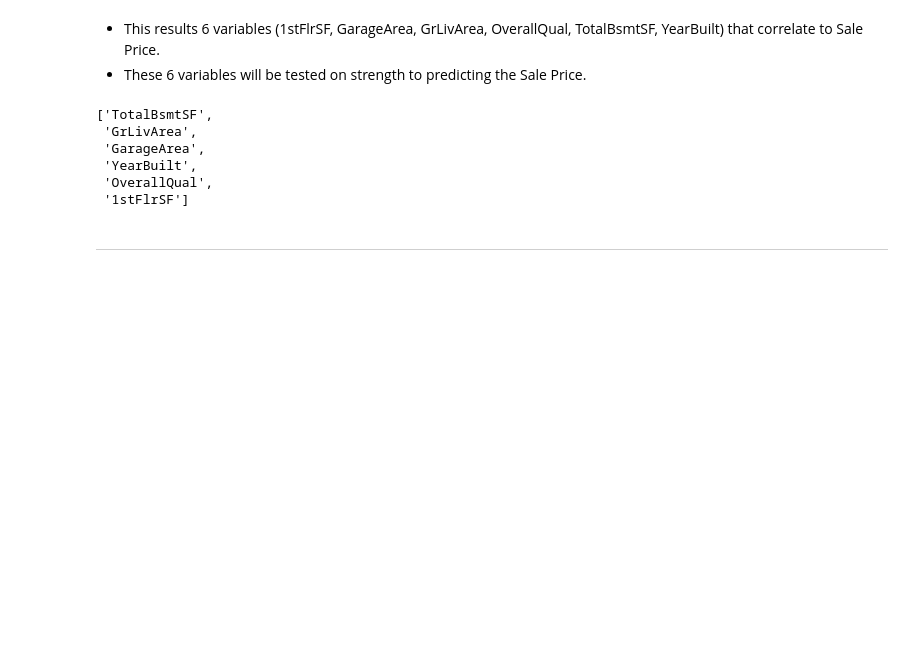
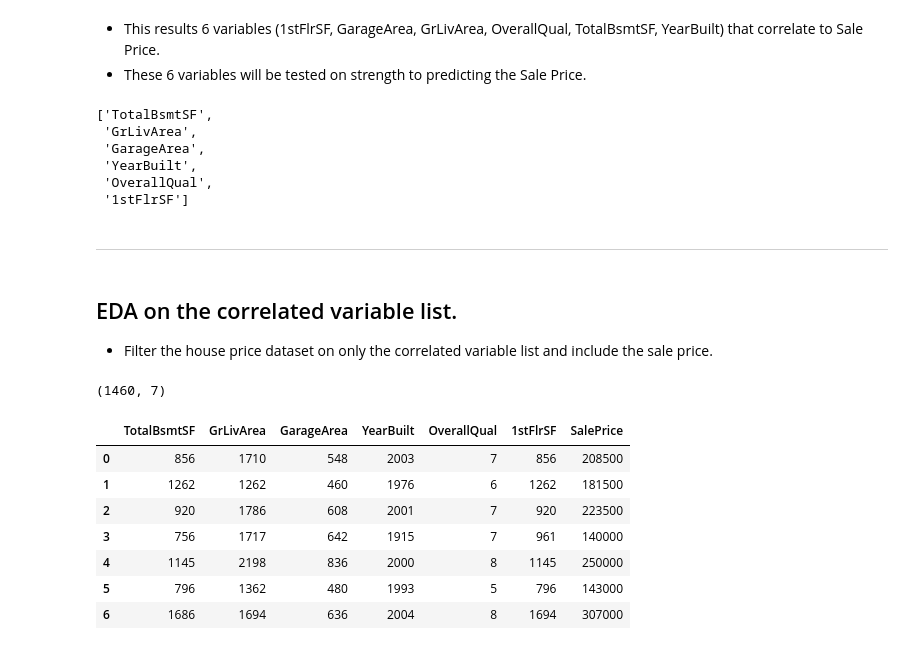
Before and after one commit to Vasi012/PP5-Predictive-Analysis, a Jupyter notebook: jupyter_notebooks/02_sale_price_study.ipynb, the cells around one changed output. Saved outputs shown, nothing was run; the diff lists cells and outputs as text; code cells hidden in the pictures; blank space fills up the shorter version.

```diff
--- a/jupyter_notebooks/02_sale_price_study.ipynb
+++ b/jupyter_notebooks/02_sale_price_study.ipynb
@@ -164,3 +164,21 @@ corr_var_list
  '1stFlrSF']
 # %% [markdown]
 ___
+# %% [markdown]
+## EDA on the correlated variable list.
+
+- Filter the house price dataset on only the correlated variable list and include the sale price.
+# %%
+df_eda = df.filter(corr_var_list + ['SalePrice'])
+print(df_eda.shape)
+df_eda.head(7)
+# %% [output]
+(1460, 7)
+|  | TotalBsmtSF | GrLivArea | GarageArea | YearBuilt | OverallQual | 1stFlrSF | SalePrice |
+| 0 | 856 | 1710 | 548 | 2003 | 7 | 856 | 208500 |
+| 1 | 1262 | 1262 | 460 | 1976 | 6 | 1262 | 181500 |
+| 2 | 920 | 1786 | 608 | 2001 | 7 | 920 | 223500 |
+| 3 | 756 | 1717 | 642 | 1915 | 7 | 961 | 140000 |
+| 4 | 1145 | 2198 | 836 | 2000 | 8 | 1145 | 250000 |
+| 5 | 796 | 1362 | 480 | 1993 | 5 | 796 | 143000 |
+| 6 | 1686 | 1694 | 636 | 2004 | 8 | 1694 | 307000 |
```
Also changed, not shown: parts of 6 cells of this notebook.
